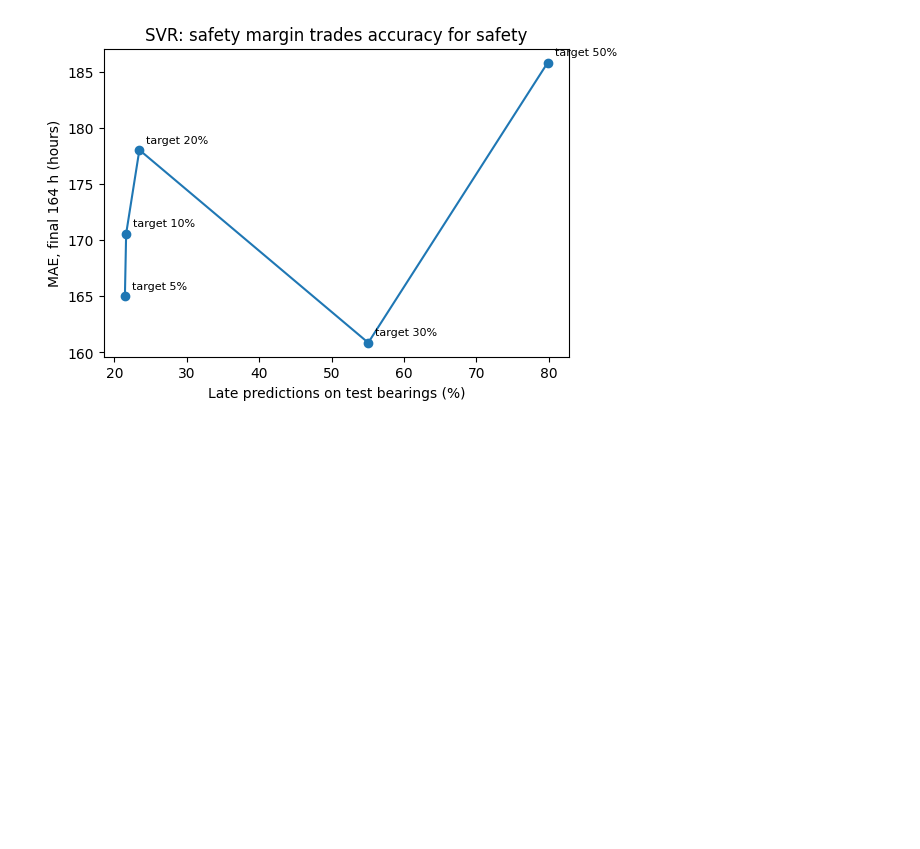
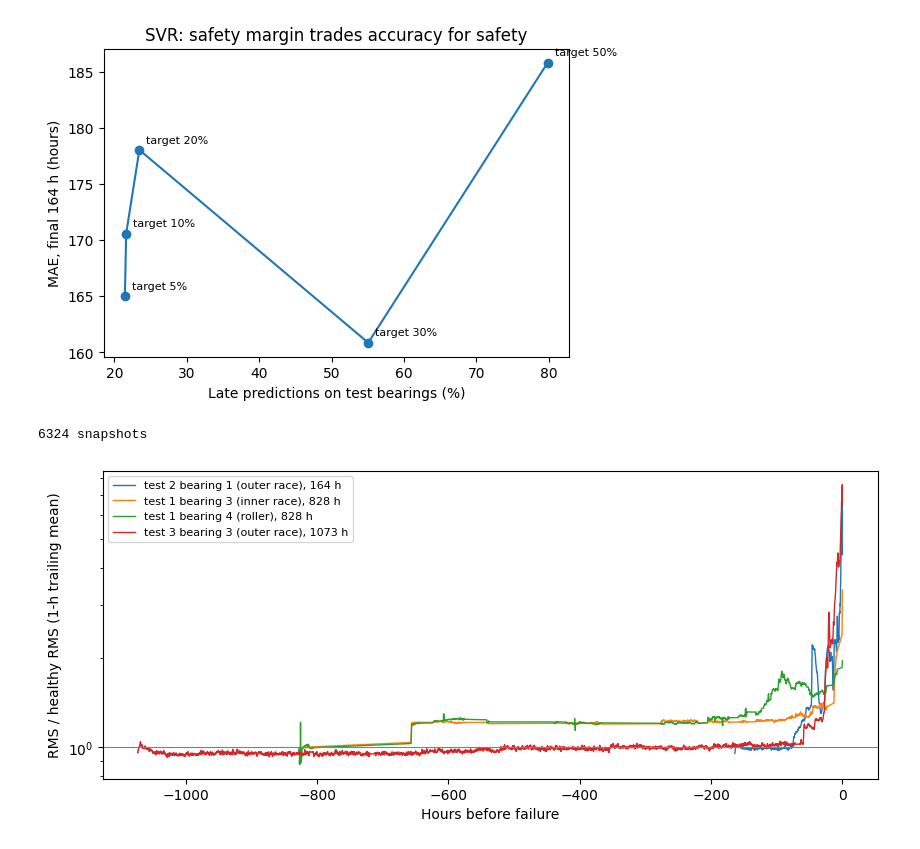
Before and after one commit to Ryan-T-Monash/MMA3001-Project, a Jupyter notebook: notebooks/Data Analysis.ipynb, the cells around one changed output. Drawn from its saved outputs; the diff is of its cells as text; code cells hidden in the pictures; blank space fills up the shorter version.

Commit message:
adding 4th bearing for comparison

```diff
--- a/notebooks/Data Analysis.ipynb
+++ b/notebooks/Data Analysis.ipynb
@@ -732,3 +736,25 @@ plt.show()
 | linear | 359.6 | 201.0 | 105.5 | 90.1 | 23.1 |
 | tree | 292.8 | 207.4 | 178.9 | 75.1 | 21.8 |
 [figure]
+# %%
+# ---- Colab cell 20: add test 3 bearing 3 (outer race) as a fourth bearing ----
+# In plain words: the same record as cell 14 (hours, true RUL, RMS / healthy RMS, kurtosis)
+# for the fourth bearing. Test 3 has 4 channels, one per bearing, so bearing 3 is channel 3.
+# Needs data/features_3rd_test.csv from the Main.ipynb test 3 cell.
+feat3 = pd.read_csv("/content/repo/data/features_3rd_test.csv", index_col=0)
+print(len(feat3), "snapshots")                              # expect about 6324
+assert len(feat3) > 6000, "partial test 3 table: run the test 3 cell in Main.ipynb and publish"
+records4 = dict(records)
+records4["test 3 bearing 3 (outer race)"] = make_record(feat3, 3)
+
+plt.figure(figsize=(10, 4))
+for name, r in records4.items():
+    plt.semilogy(-r["rul"], trailing_mean(r["rms"], 6), lw=1, label=f"{name}, {r['hours'][-1]:.0f} h")
+plt.axhline(1, color="grey", lw=0.8)
+plt.xlabel("Hours before failure")
+plt.ylabel("RMS / healthy RMS (1-h trailing mean)")
+plt.legend(fontsize=8)
+plt.show()
+# %% [output]
+6324 snapshots
+[figure, added]
```
Also changed, not shown: parts of 6 cells of this notebook, 4 other files.
